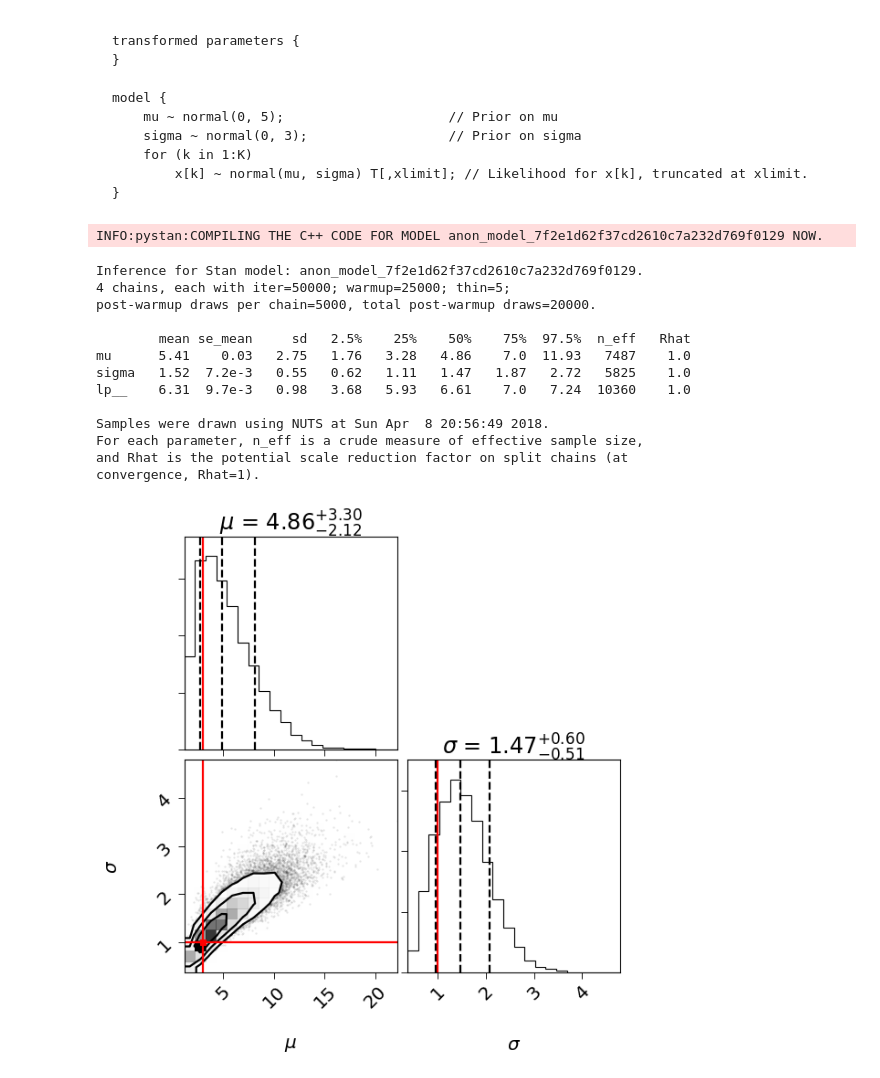
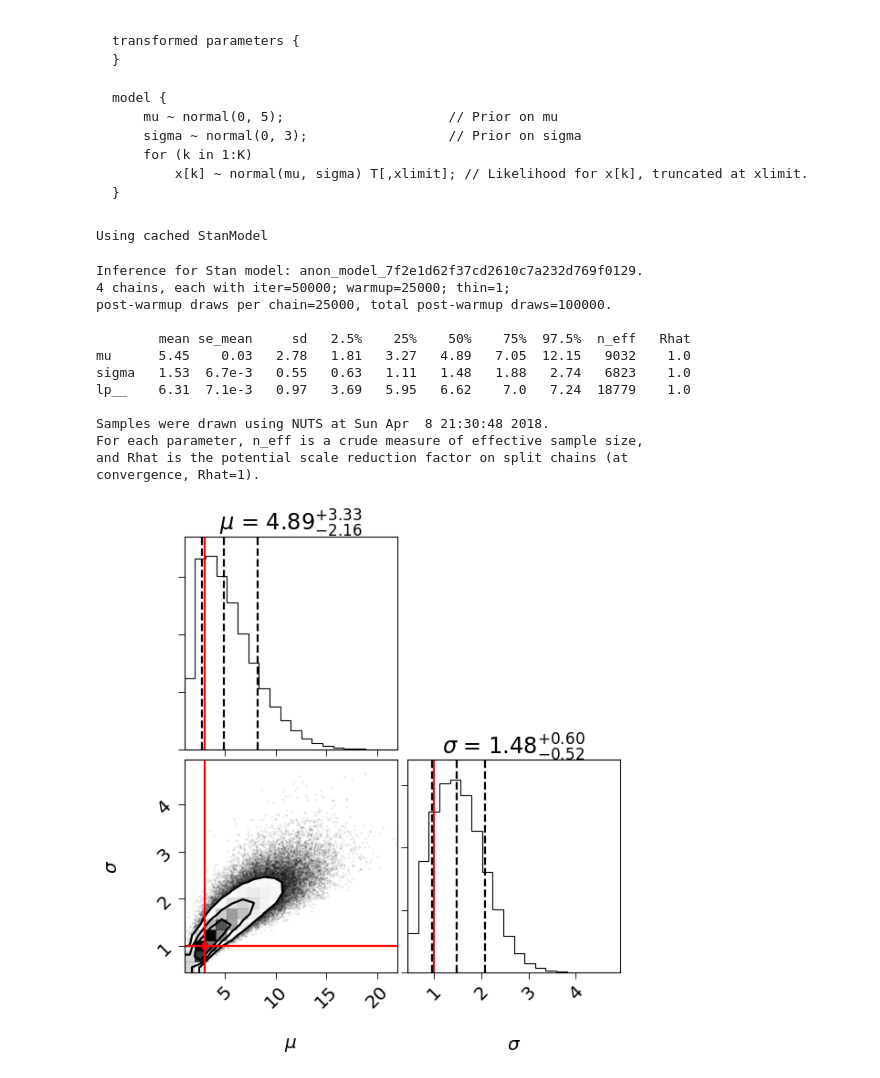
Before and after one commit to agabrown/astrometry-inference-tutorials, a Jupyter notebook: luminosity-calibration/Handling_Data_Truncation.ipynb, the cells around one changed output. Drawn from its saved outputs; the diff is of its cells as text; code cells hidden in the pictures.

```diff
--- a/luminosity-calibration/Handling_Data_Truncation.ipynb
+++ b/luminosity-calibration/Handling_Data_Truncation.ipynb
@@ -285,32 +285,32 @@ model {
 # %%
 stan_data = {'xlimit':xlim, 'K':xtrunc.size, 'x':xtrunc}
 stanmodel = load_stan_code("truncated_data.stan")
 sm = stan_cache(stanmodel, model_name="simpleDataTruncation")
-fit = sm.sampling(data = stan_data, pars=['mu', 'sigma'], iter=50000, chains=4, thin=5)
+fit = sm.sampling(data = stan_data, pars=['mu', 'sigma'], iter=50000, chains=4, thin=1)
 print(fit)
 
 samples = np.vstack([fit.extract()['mu'], fit.extract()['sigma']]).transpose()
 
 fig = plt.figure(figsize=(8,8))
 ax = []
 for i in range(1,5):
     ax.append(fig.add_subplot(2,2,i))
 corner.corner(samples, labels=[r'$\mu$', r'$\sigma$'], truths=[mu, sigma],
               truth_color='r', quantiles=[0.16,0.50,0.84], show_titles=True, fig=fig)
 plt.show()
 # %% [output]
-INFO:pystan:COMPILING THE C++ CODE FOR MODEL anon_model_7f2e1d62f37cd2610c7a232d769f0129 NOW.
+Using cached StanModel
 Inference for Stan model: anon_model_7f2e1d62f37cd2610c7a232d769f0129.
-4 chains, each with iter=50000; warmup=25000; thin=5;
-post-warmup draws per chain=5000, total post-warmup draws=20000.
+4 chains, each with iter=50000; warmup=25000; thin=1;
+post-warmup draws per chain=25000, total post-warmup draws=100000.
 
         mean se_mean     sd   2.5%    25%    50%    75%  97.5%  n_eff   Rhat
-mu      5.41    0.03   2.75   1.76   3.28   4.86    7.0  11.93   7487    1.0
-sigma   1.52  7.2e-3   0.55   0.62   1.11   1.47   1.87   2.72   5825    1.0
-lp__    6.31  9.7e-3   0.98   3.68   5.93   6.61    7.0   7.24  10360    1.0
+mu      5.45    0.03   2.78   1.81   3.27   4.89   7.05  12.15   9032    1.0
+sigma   1.53  6.7e-3   0.55   0.63   1.11   1.48   1.88   2.74   6823    1.0
+lp__    6.31  7.1e-3   0.97   3.69   5.95   6.62    7.0   7.24  18779    1.0
 
-Samples were drawn using NUTS at Sun Apr  8 20:56:49 2018.
+Samples were drawn using NUTS at Sun Apr  8 21:30:48 2018.
 For each parameter, n_eff is a crude measure of effective sample size,
 and Rhat is the potential scale reduction factor on split chains (at
 convergence, Rhat=1).
-[figure, old version]
+[figure, new version]
```
